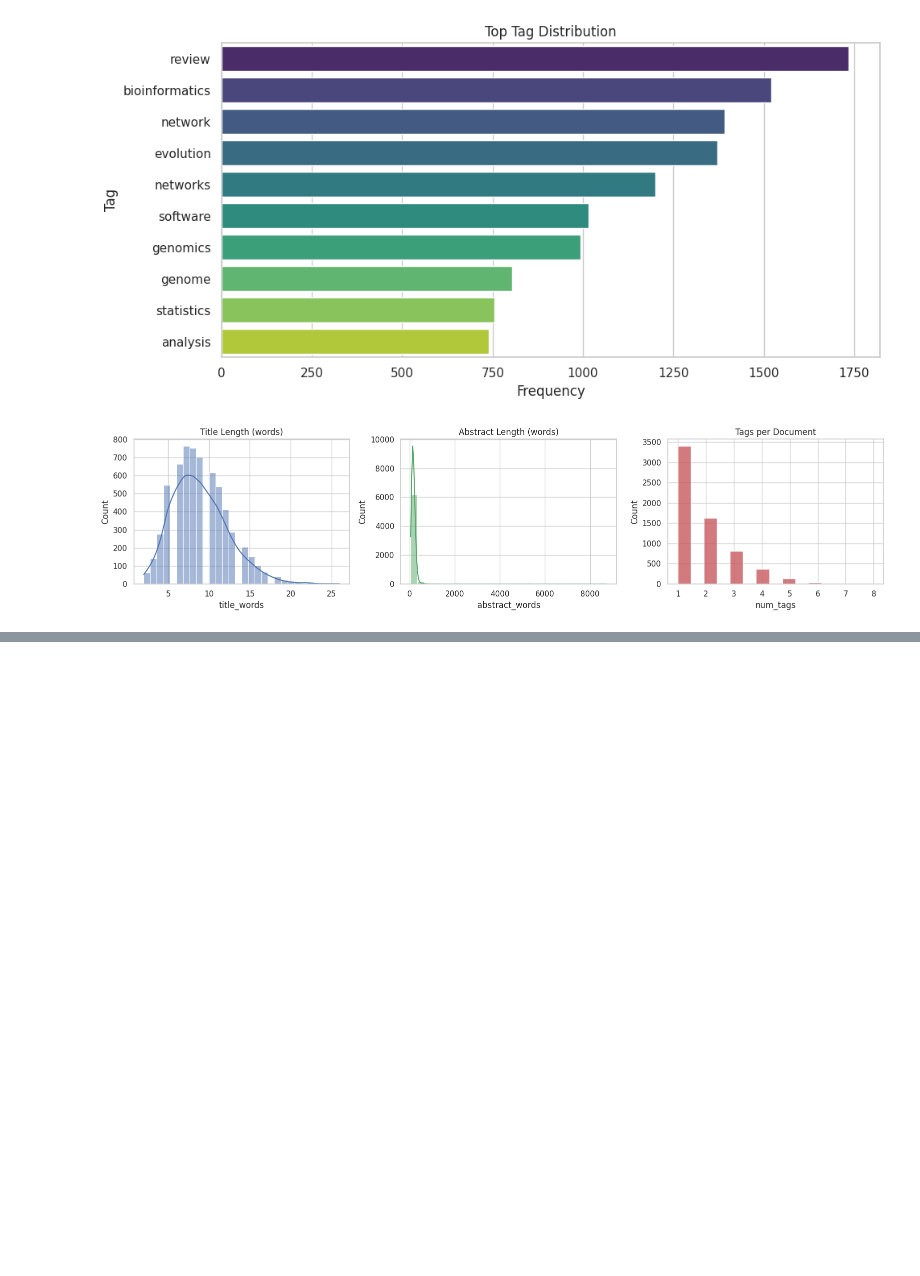
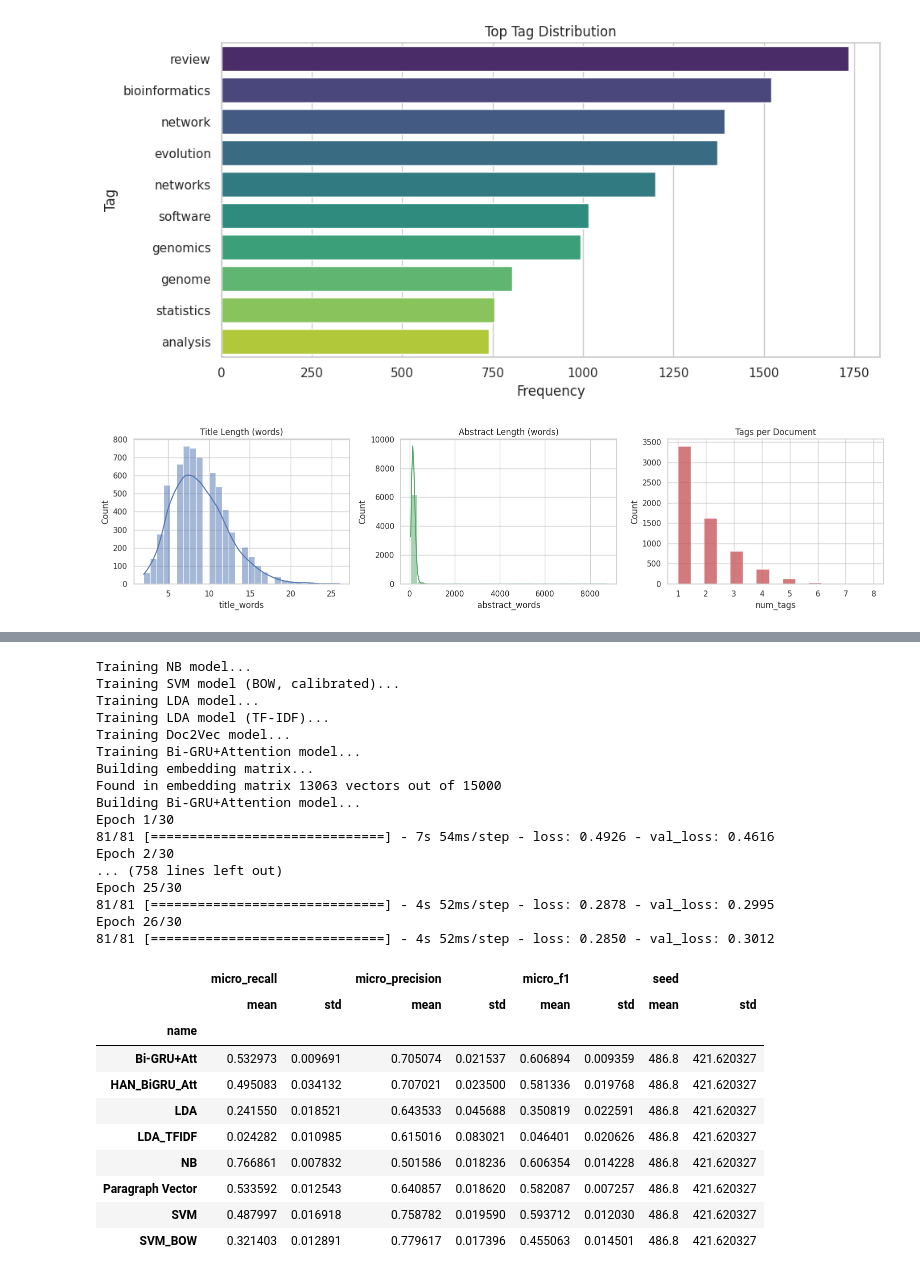
Before and after one commit to WebSemantic-Projet-n-1/projet_session, a Jupyter notebook: tag_reco_experiment.ipynb, the cells around one changed output, grey strips where cells are left out. Cells and saved outputs as stored; diff of their text form; code cells hidden in the pictures; blank space fills up the shorter version.

```diff
--- a/tag_reco_experiment.ipynb
+++ b/tag_reco_experiment.ipynb
@@ -121,6 +139,7 @@ def import_data(csv_path: str | Path, top_k_tags: int = 10):
     df = load_citeulike_a_dataset(csv_path, normalize_tags=False)
     df = keep_top_k_tags(df, top_k=top_k_tags)
     df = preprocess_text_nltk(df)
+    df = build_sentence_preprocessed(df)
     return text_length_stats(df)
 
 
@@ -223,3 +358,49 @@ I0000 00:00:1776353377.111585    1292 device_compiler.h:188] Compiled cluster us
+# %%
+seeds = [42, 123, 456, 789, 1024]
+all_metrics = []
+for seed in seeds:
+    X_flat_train, X_flat_test, X_hier_train, X_hier_test, y_train, y_test, mlb = prepare_train_test(df, random_state=seed)
+    metrics, _ = train_models_hierarchical(
+    X_hier_train, X_hier_test, y_train, y_test,
+    n_topics=TOP_K_TAGS,
+    glove_path=str(GLOVE_PATH),
+    threshold=0.5,
+    topk=None,
+    )
+    metrics["seed"] = seed
+    all_metrics.append(metrics)
+df_all = pd.concat(all_metrics)
+summary = df_all.groupby("name").agg(["mean", "std"])
+summary
+# %% [output]
+Training NB model...
+Training SVM model (BOW, calibrated)...
+Training LDA model...
+Training LDA model (TF-IDF)...
+Training Doc2Vec model...
+Training Bi-GRU+Attention model...
+Building embedding matrix...
+Found in embedding matrix 13063 vectors out of 15000
+Building Bi-GRU+Attention model...
+Epoch 1/30
+81/81 [==============================] - 7s 54ms/step - loss: 0.4926 - val_loss: 0.4616
+Epoch 2/30
+... (758 lines left out)
+Epoch 25/30
+81/81 [==============================] - 4s 52ms/step - loss: 0.2878 - val_loss: 0.2995
+Epoch 26/30
+81/81 [==============================] - 4s 52ms/step - loss: 0.2850 - val_loss: 0.3012
+|  | micro_recall |  | micro_precision |  | micro_f1 |  | seed |  |
+|  | mean | std | mean | std | mean | std | mean | std |
+| name |  |  |  |  |  |  |  |  |
+| Bi-GRU+Att | 0.532973 | 0.009691 | 0.705074 | 0.021537 | 0.606894 | 0.009359 | 486.8 | 421.620327 |
+| HAN_BiGRU_Att | 0.495083 | 0.034132 | 0.707021 | 0.023500 | 0.581336 | 0.019768 | 486.8 | 421.620327 |
+| LDA | 0.241550 | 0.018521 | 0.643533 | 0.045688 | 0.350819 | 0.022591 | 486.8 | 421.620327 |
+| LDA_TFIDF | 0.024282 | 0.010985 | 0.615016 | 0.083021 | 0.046401 | 0.020626 | 486.8 | 421.620327 |
+| NB | 0.766861 | 0.007832 | 0.501586 | 0.018236 | 0.606354 | 0.014228 | 486.8 | 421.620327 |
+| Paragraph Vector | 0.533592 | 0.012543 | 0.640857 | 0.018620 | 0.582087 | 0.007257 | 486.8 | 421.620327 |
+| SVM | 0.487997 | 0.016918 | 0.758782 | 0.019590 | 0.593712 | 0.012030 | 486.8 | 421.620327 |
+| SVM_BOW | 0.321403 | 0.012891 | 0.779617 | 0.017396 | 0.455063 | 0.014501 | 486.8 | 421.620327 |
 # %%
 # If you still have 'predictions' dict from the last run:
 y_pred_bigru = predictions["Bi-GRU+Att"]
```
Also changed, not shown: parts of 11 cells of this notebook, 7 other files.
